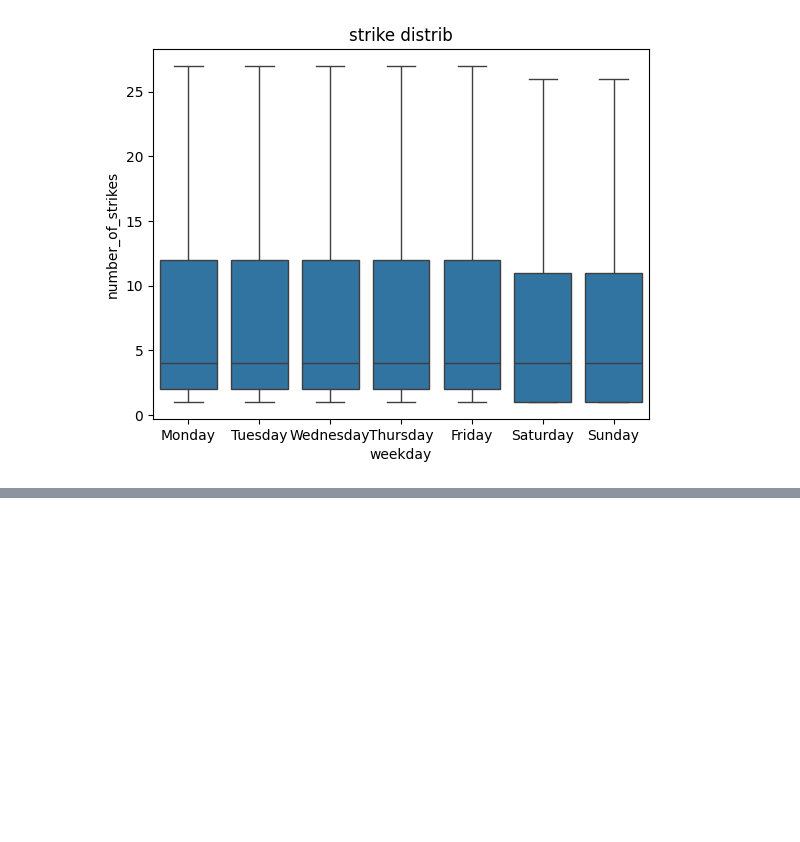
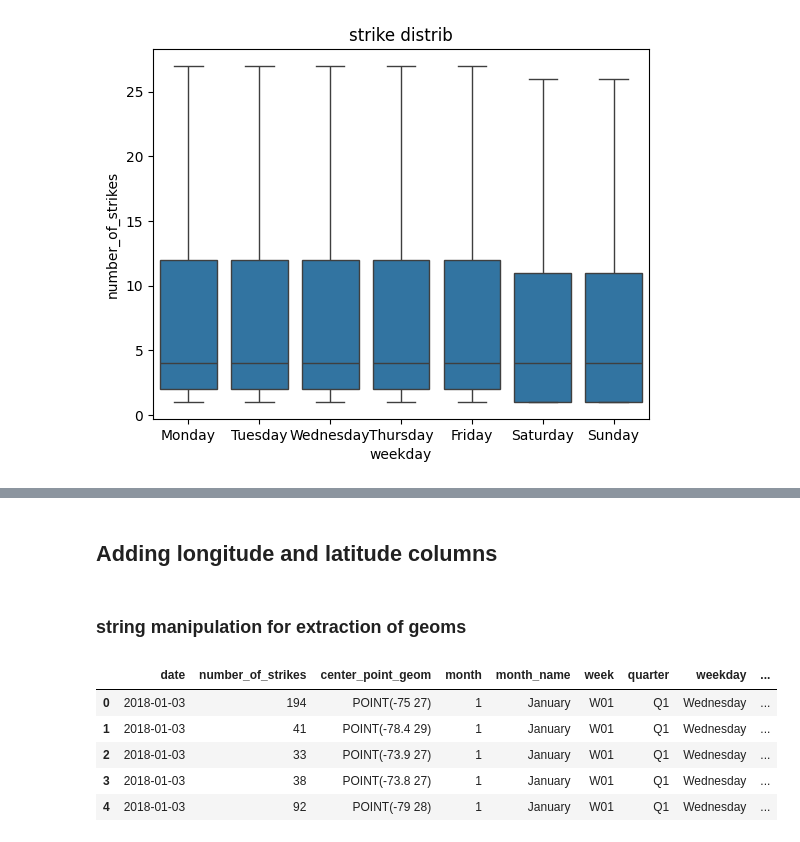
Before and after one commit to vaspanchal/LightningStrikesNOAA_EDA, a Jupyter notebook: strikesAnalysis.ipynb, the cells around one changed output, grey strips where cells are left out. Drawn from its saved outputs; the diff is of its cells as text; code cells hidden in the pictures; blank space fills up the shorter version.

Commit message:
string extracted

```diff
--- a/strikesAnalysis.ipynb
+++ b/strikesAnalysis.ipynb
@@ -308,0 +317,20 @@ Text(0.5, 1.0, 'strike distrib')
+# %% [markdown]
+## Adding longitude and latitude columns
+# %% [markdown]
+### string manipulation for extraction of geoms
+# %%
+cleaned_geom_series = df['center_point_geom'].str.replace('POINT(', '', regex=False).str.replace(')', '', regex=False)
+# %%
+splited_geom_series = cleaned_geom_series.str.split(' ')
+# %%
+df['Longitude'] = [splited_geom_series[i][0] for i in range(len(df))]
+df['Latitude'] = [splited_geom_series[i][1] for i in range(len(df))]
+# %%
+df.head()
+# %% [output]
+|  | date | number_of_strikes | center_point_geom | month | month_name | week | quarter | weekday | ... |
+| 0 | 2018-01-03 | 194 | POINT(-75 27) | 1 | January | W01 | Q1 | Wednesday | ... |
+| 1 | 2018-01-03 | 41 | POINT(-78.4 29) | 1 | January | W01 | Q1 | Wednesday | ... |
+| 2 | 2018-01-03 | 33 | POINT(-73.9 27) | 1 | January | W01 | Q1 | Wednesday | ... |
+| 3 | 2018-01-03 | 38 | POINT(-73.8 27) | 1 | January | W01 | Q1 | Wednesday | ... |
+| 4 | 2018-01-03 | 92 | POINT(-79 28) | 1 | January | W01 | Q1 | Wednesday | ... |
```
Also changed, not shown: parts of 6 cells of this notebook.
